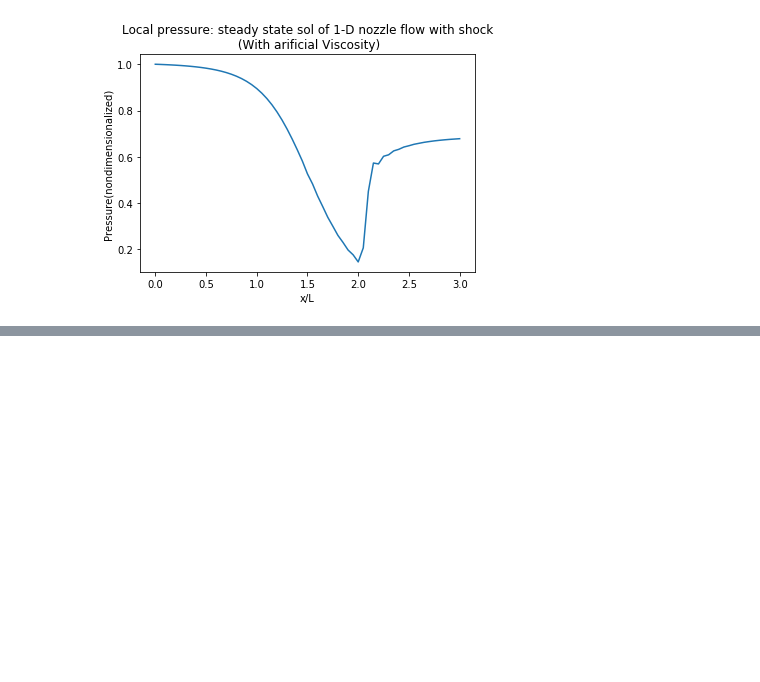
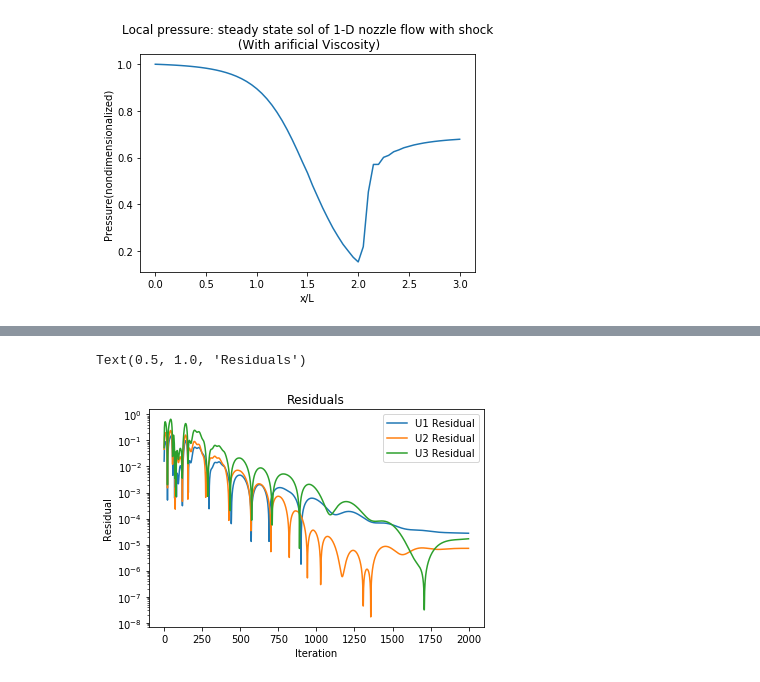
Before and after one commit to bjreddish/CFD, a Jupyter notebook: nozzleFlow/nozzleConFormNormalShock.ipynb, the cells around one changed output, grey strips where cells are left out. Cells and saved outputs as stored; diff of their text form; code cells hidden in the pictures; blank space fills up the shorter version.

```diff
--- a/nozzleFlow/nozzleConFormNormalShock.ipynb
+++ b/nozzleFlow/nozzleConFormNormalShock.ipynb
@@ -312,0 +313,12 @@ Text(0.5, 1.0, 'Local Mach Number: steady state sol of 1-D nozzle flow with shoc
+# %%
+pyplot.plot(abs(u1ResidualResults[int(len(u1ResidualResults)/2),:]),label="U1 Residual")
+pyplot.plot(abs(u2ResidualResults[int(len(u1ResidualResults)/2),:]),label="U2 Residual")
+pyplot.plot(abs(u3ResidualResults[int(len(u1ResidualResults)/2),:]),label="U3 Residual")
+pyplot.yscale('log')
+pyplot.xlabel('Iteration')
+pyplot.ylabel('Residual')
+pyplot.legend()
+pyplot.title('Residuals')
+# %% [output]
+Text(0.5, 1.0, 'Residuals')
+[figure, added]
```
Also changed, not shown: parts of 3 cells of this notebook.
